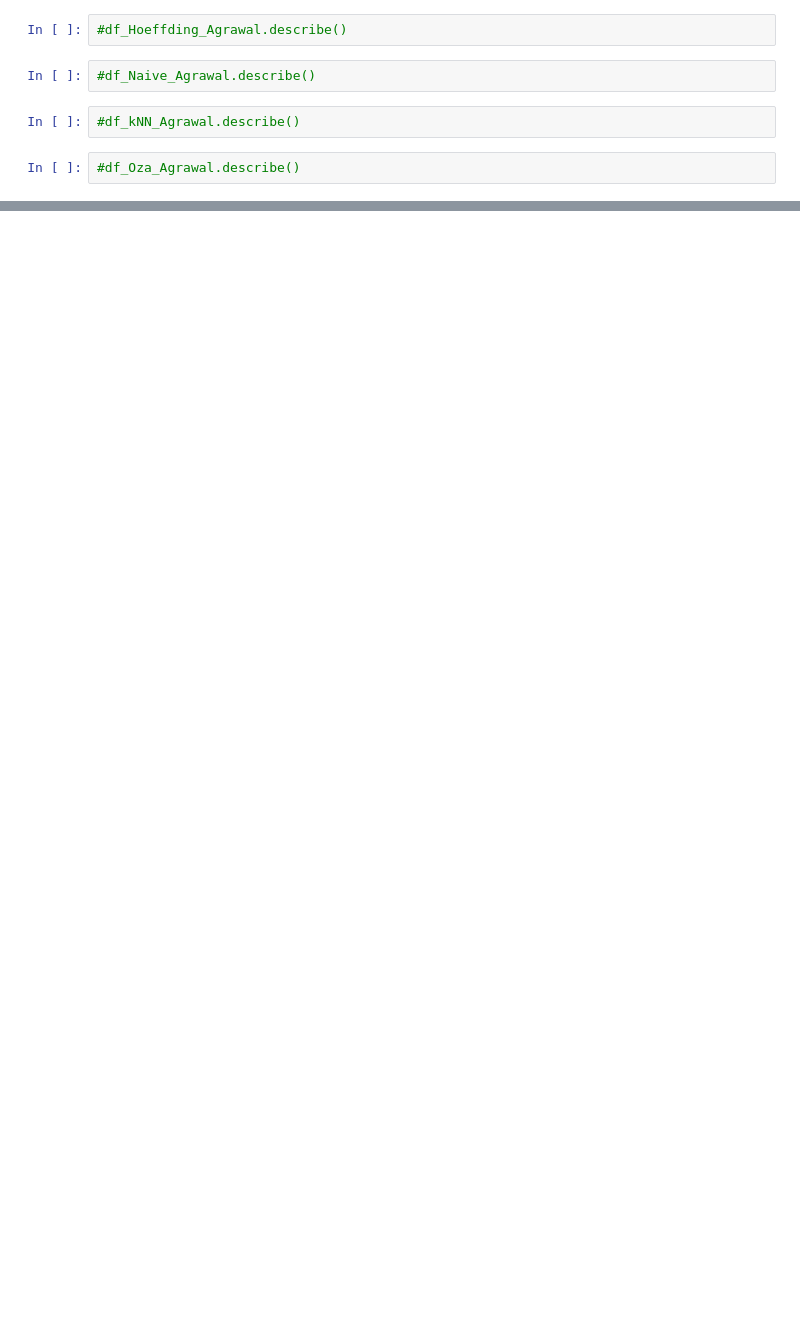
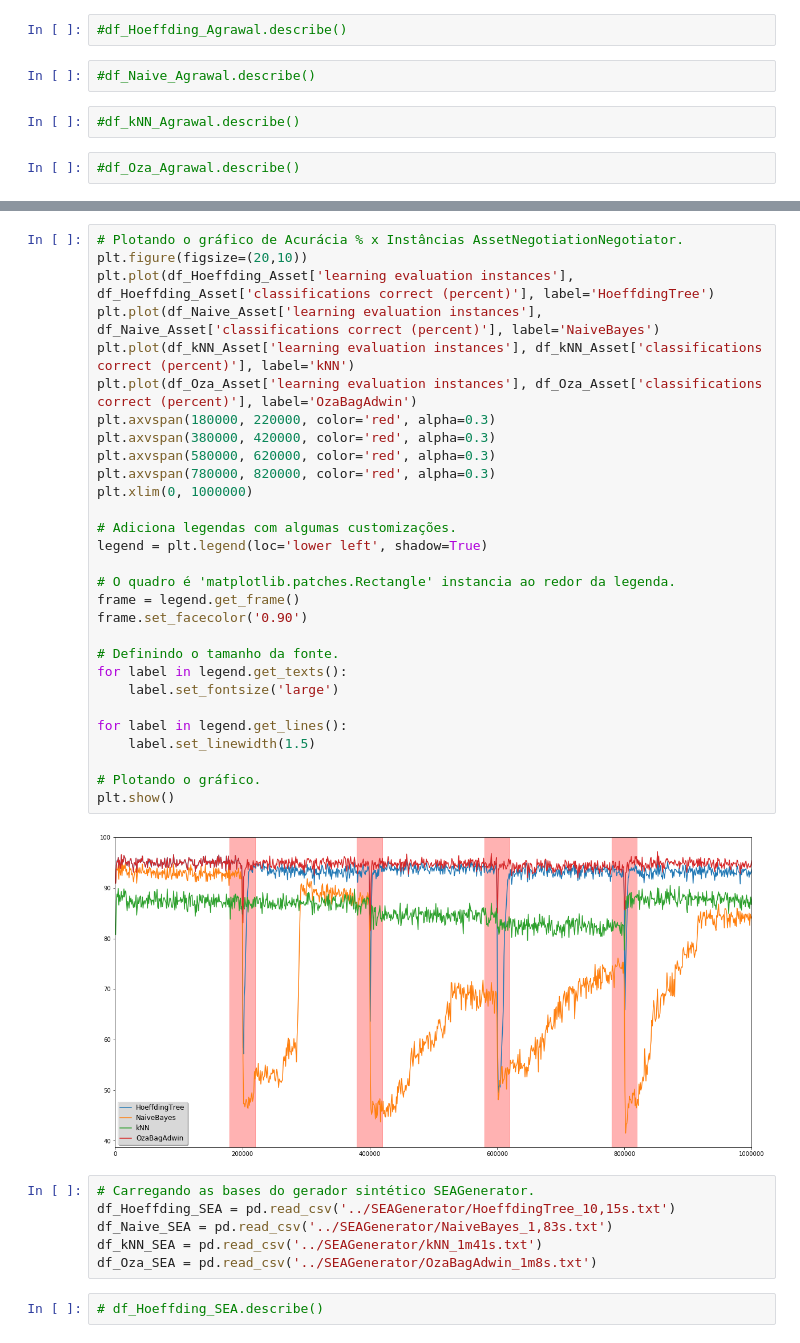
Before and after one commit to Oracy/MOA, a Jupyter notebook: Notebook/Trabalho_Jean.ipynb, the cells around one changed output, grey strips where cells are left out. Saved outputs shown, nothing was run; the diff lists cells and outputs as text; blank space fills up the shorter version.

```diff
--- a/Notebook/Trabalho_Jean.ipynb
+++ b/Notebook/Trabalho_Jean.ipynb
@@ -503,0 +216,39 @@ plt.show()
+# %%
+# Plotando o gráfico de Acurácia % x Instâncias AssetNegotiationNegotiator.
+plt.figure(figsize=(20,10))
+plt.plot(df_Hoeffding_Asset['learning evaluation instances'], df_Hoeffding_Asset['classifications correct (percent)'], label='HoeffdingTree')
+plt.plot(df_Naive_Asset['learning evaluation instances'], df_Naive_Asset['classifications correct (percent)'], label='NaiveBayes')
+plt.plot(df_kNN_Asset['learning evaluation instances'], df_kNN_Asset['classifications correct (percent)'], label='kNN')
+plt.plot(df_Oza_Asset['learning evaluation instances'], df_Oza_Asset['classifications correct (percent)'], label='OzaBagAdwin')
+plt.axvspan(180000, 220000, color='red', alpha=0.3)
+plt.axvspan(380000, 420000, color='red', alpha=0.3)
+plt.axvspan(580000, 620000, color='red', alpha=0.3)
+plt.axvspan(780000, 820000, color='red', alpha=0.3)
+plt.xlim(0, 1000000)
+
+# Adiciona legendas com algumas customizações.
+legend = plt.legend(loc='lower left', shadow=True)
+
+# O quadro é 'matplotlib.patches.Rectangle' instancia ao redor da legenda.
+frame = legend.get_frame()
+frame.set_facecolor('0.90')
+
+# Definindo o tamanho da fonte.
+for label in legend.get_texts():
+    label.set_fontsize('large')
+
+for label in legend.get_lines():
+    label.set_linewidth(1.5)
+
+# Plotando o gráfico.
+plt.show()
+# %% [output]
+[figure, added]
+# %%
+# Carregando as bases do gerador sintético SEAGenerator.
+df_Hoeffding_SEA = pd.read_csv('../SEAGenerator/HoeffdingTree_10,15s.txt')
+df_Naive_SEA = pd.read_csv('../SEAGenerator/NaiveBayes_1,83s.txt')
+df_kNN_SEA = pd.read_csv('../SEAGenerator/kNN_1m41s.txt')
+df_Oza_SEA = pd.read_csv('../SEAGenerator/OzaBagAdwin_1m8s.txt')
+# %%
+# df_Hoeffding_SEA.describe()
```
Also changed, not shown: parts of 45 cells of this notebook, 5 other files.
